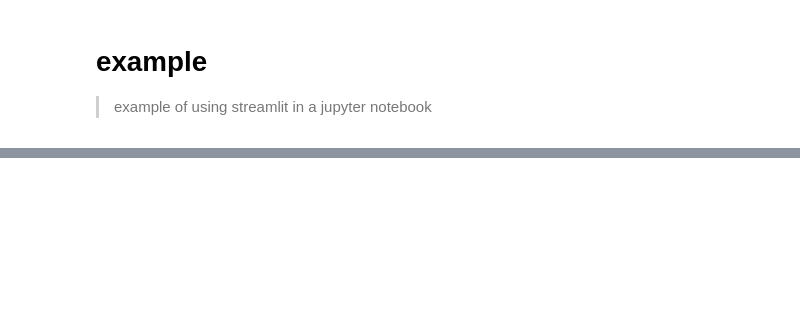
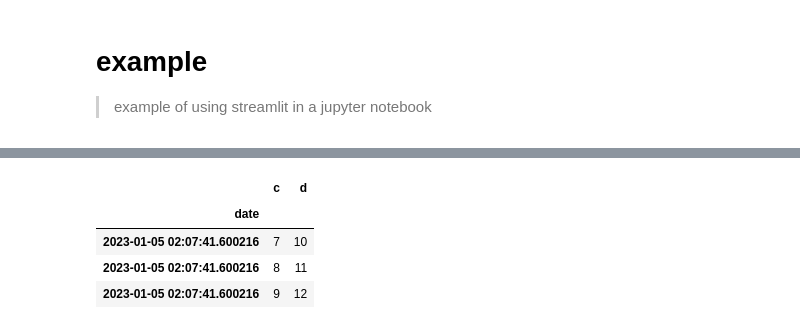
Before and after one commit to ddobrinskiy/streamlit-jupyter, a Jupyter notebook: nbs/99_example.ipynb, the cells around one changed output, grey strips where cells are left out. Saved outputs shown, nothing was run; the diff lists cells and outputs as text; code cells hidden in the pictures; blank space fills up the shorter version.

```diff
--- a/nbs/99_example.ipynb
+++ b/nbs/99_example.ipynb
@@ -37,17 +70,27 @@ date = st.date_input("Choose a date", datetime.now())
 # %%
 # | exporti
 import time
+
 import pandas as pd
+
 
 @st.cache(suppress_st_warning=True)
 def get_data(date):
-    for i in tqdm(range(20)):
+    for i in tqdm(range(10)):
         time.sleep(0.1)
-    return pd.DataFrame({"date": [date]*3, "c": [7, 8, 9], "d": [10, 11, 12]}).set_index("date")
+    return pd.DataFrame(
+        {"date": [date] * 3, "c": [7, 8, 9], "d": [10, 11, 12]}
+    ).set_index("date")
 
 
 df = get_data(date)
 st.write(df)
+# %% [output]
+|  | c | d |
+| date |  |  |
+| 2023-01-05 02:07:41.600216 | 7 | 10 |
+| 2023-01-05 02:07:41.600216 | 8 | 11 |
+| 2023-01-05 02:07:41.600216 | 9 | 12 |
 # %%
 # | exporti
 
```
Also changed, not shown: parts of 12 cells of this notebook, 8 other files.
